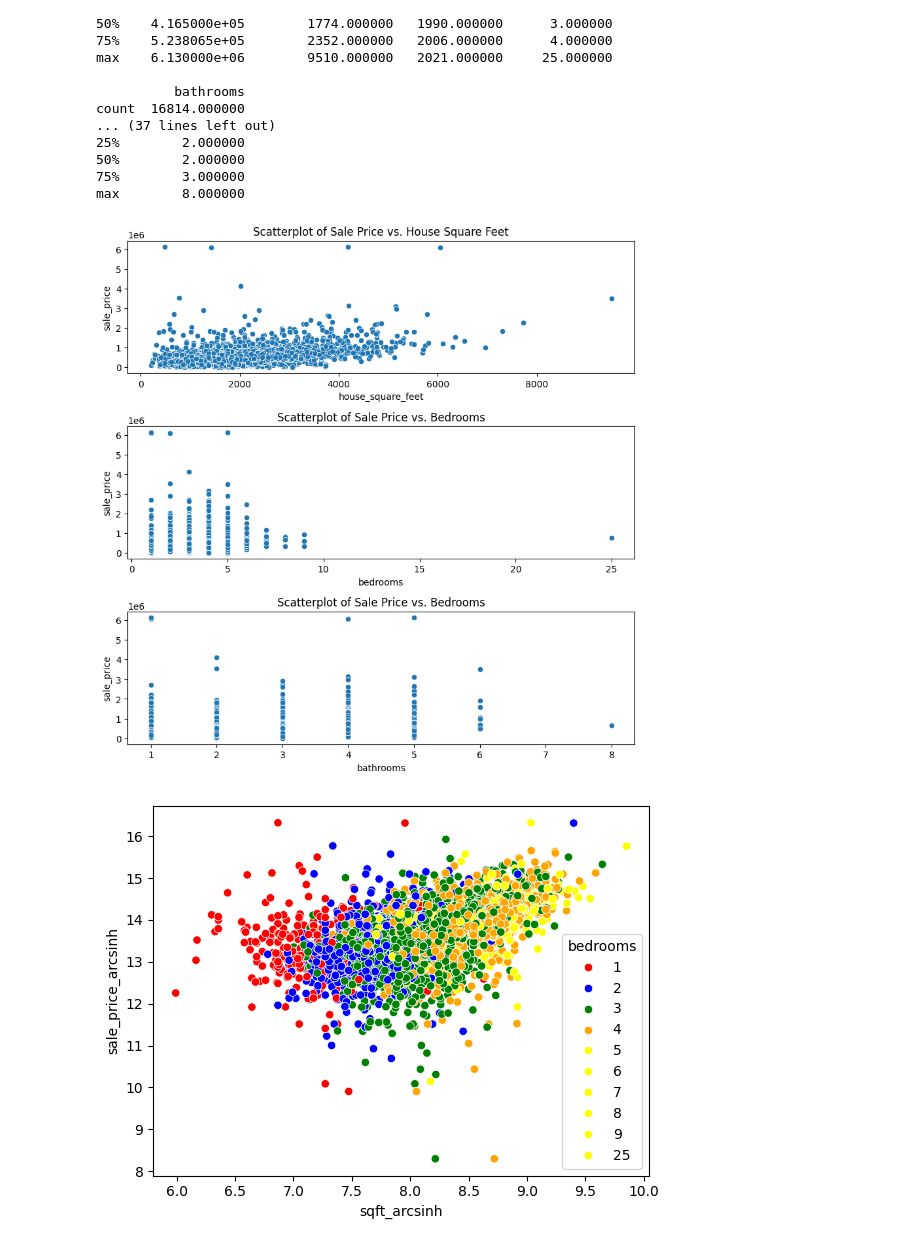
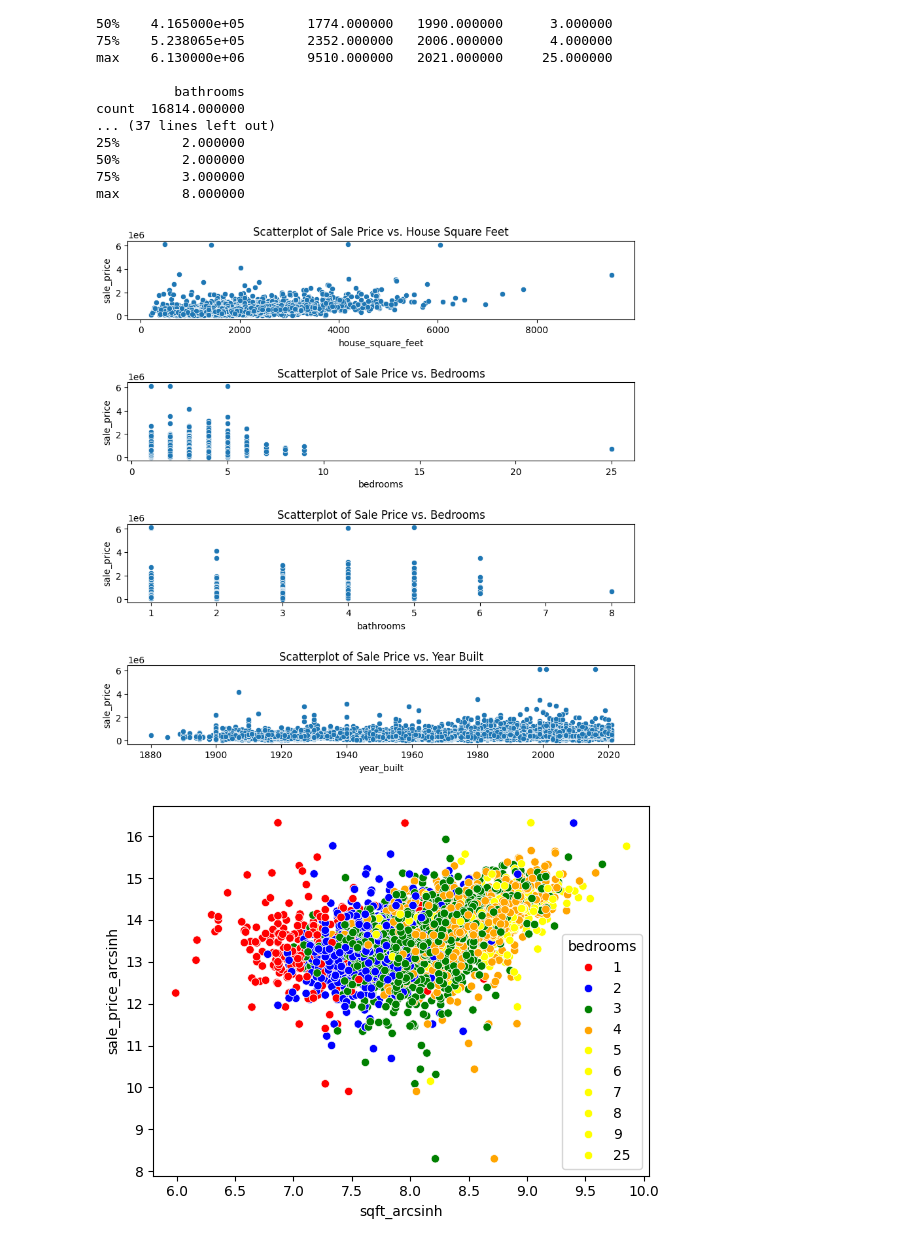
Before and after one commit to vrhughes/labs, a Jupyter notebook: 04_hedonic_pricing/04_hedonic_pricing.ipynb, the cells around one changed output. Saved outputs shown, nothing was run; the diff lists cells and outputs as text; code cells hidden in the pictures.

```diff
--- a/04_hedonic_pricing/04_hedonic_pricing.ipynb
+++ b/04_hedonic_pricing/04_hedonic_pricing.ipynb
@@ -79,20 +79,23 @@ count  16814.000000
 max        8.000000
 # %%
 # initial plotting
-fig, ax = plt.subplots(3, 1, figsize=(10,10))
+fig, ax = plt.subplots(4, 1, figsize=(10,10))
 sns.scatterplot(x = houses['house_square_feet'], y = houses['sale_price'], ax = ax[0])
 ax[0].set_title('Scatterplot of Sale Price vs. House Square Feet')
 
 sns.scatterplot(x = houses['bedrooms'], y = houses['sale_price'], ax = ax[1])
 ax[1].set_title('Scatterplot of Sale Price vs. Bedrooms')
 
 sns.scatterplot(x = houses['bathrooms'], y = houses['sale_price'], ax = ax[2])
 ax[2].set_title('Scatterplot of Sale Price vs. Bedrooms')
 
-plt.subplots_adjust(hspace=0.4)
+sns.scatterplot(x = houses['year_built'], y = houses['sale_price'], ax = ax[3])
+ax[3].set_title('Scatterplot of Sale Price vs. Year Built')
+
+plt.subplots_adjust(hspace=0.8)
 plt.show()
 # %% [output]
-[figure, old version]
+[figure, new version]
 # %%
 # initial plotting continued
 houses['sale_price_arcsinh'] = np.arcsinh(houses['sale_price'])
```
Also changed, not shown: parts of 5 cells of this notebook.
